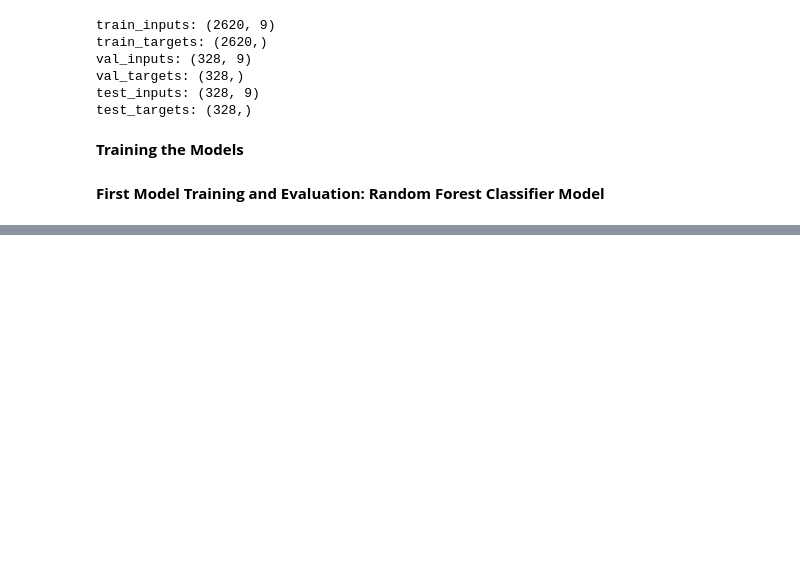
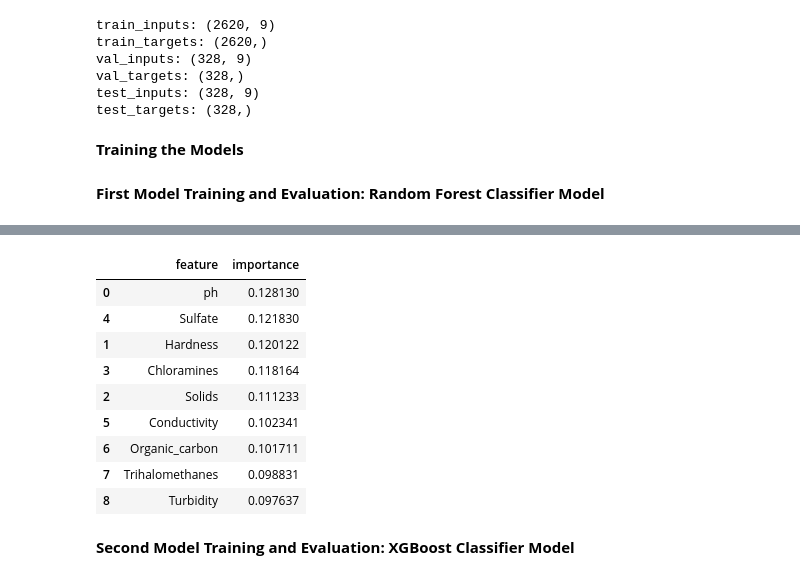
Before and after one commit to Rey-commits/AI-Computer_Vision_Projects, a Jupyter notebook: 9_Water_Quality_Potability_Prediction/Water_Potability_Prediction_Using_Machine_Learning_Algorithms.ipynb, the cells around one changed output, grey strips where cells are left out. Cells and saved outputs as stored; diff of their text form; code cells hidden in the pictures; blank space fills up the shorter version.

```diff
--- a/9_Water_Quality_Potability_Prediction/Water_Potability_Prediction_Using_Machine_Learning_Algorithms.ipynb
+++ b/9_Water_Quality_Potability_Prediction/Water_Potability_Prediction_Using_Machine_Learning_Algorithms.ipynb
@@ -526,0 +539,15 @@ Time consumed for prediction: 0.49783 seconds
+# %%
+importance_df
+# %% [output]
+|  | feature | importance |
+| 0 | ph | 0.128130 |
+| 4 | Sulfate | 0.121830 |
+| 1 | Hardness | 0.120122 |
+| 3 | Chloramines | 0.118164 |
+| 2 | Solids | 0.111233 |
+| 5 | Conductivity | 0.102341 |
+| 6 | Organic_carbon | 0.101711 |
+| 7 | Trihalomethanes | 0.098831 |
+| 8 | Turbidity | 0.097637 |
+# %% [markdown]
+<strong>Second Model Training and Evaluation: XGBoost Classifier Model</strong>
```
Also changed, not shown: parts of 4 cells of this notebook.
